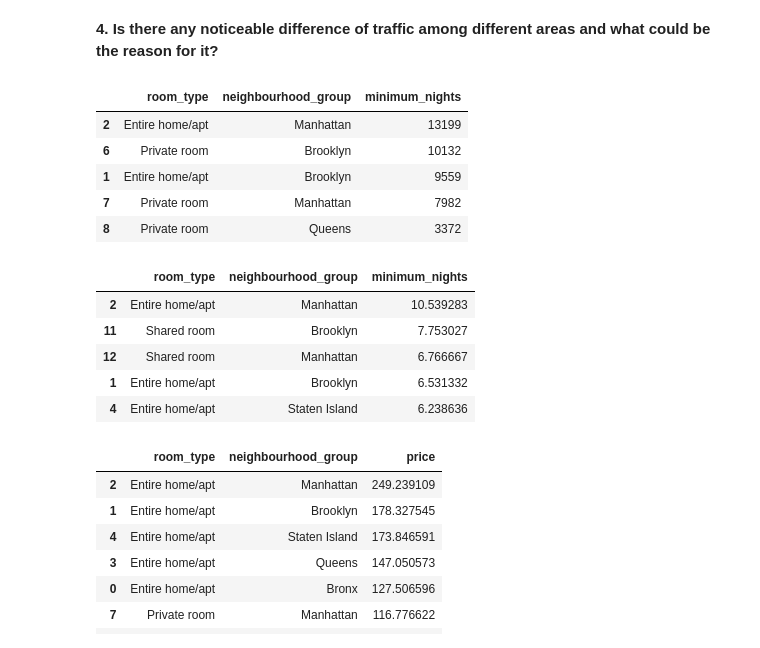
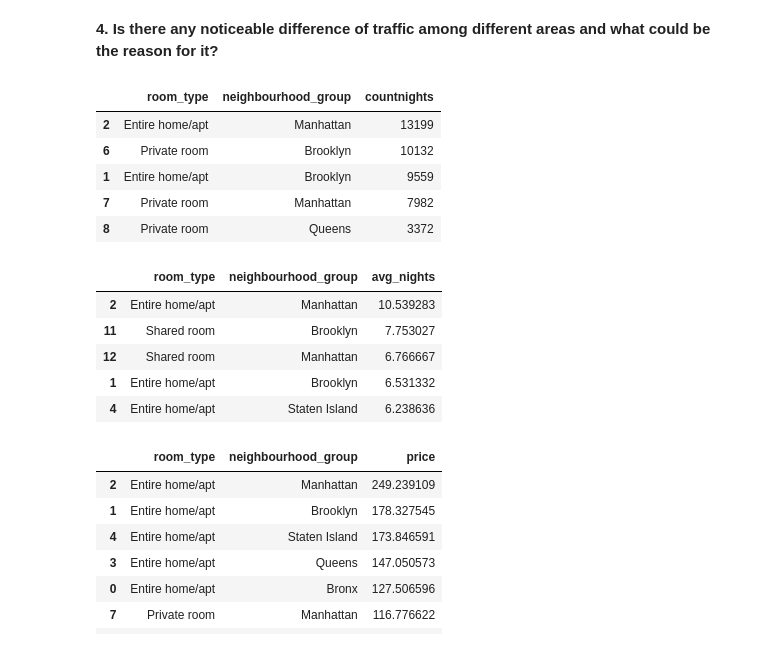
Before and after one commit to iamnaveenk/EDA_project_Airbnb, a Jupyter notebook: EDA_project_airbnb.ipynb, the cells around one changed output. Cells and saved outputs as stored; diff of their text form; code cells hidden in the pictures.

```diff
--- a/EDA_project_airbnb.ipynb
+++ b/EDA_project_airbnb.ipynb
@@ -664,9 +664,9 @@ Most Busiest room_type is Entire Home/apt and neighbourhood group is Manhattan b
 **4. Is there any noticeable difference of traffic among different areas and what could be the reason for it?**
 # %%
 traffic_areas2= df.groupby(['room_type','neighbourhood_group'])['minimum_nights'].count().reset_index()
-traffic_areas2.sort_values('minimum_nights',axis=0,ascending=False).head()
+traffic_areas2.sort_values('minimum_nights',axis=0,ascending=False).rename(columns={'minimum_nights':'countnights'}).head()
 # %% [output]
-|  | room_type | neighbourhood_group | minimum_nights |
+|  | room_type | neighbourhood_group | countnights |
 | 2 | Entire home/apt | Manhattan | 13199 |
 | 6 | Private room | Brooklyn | 10132 |
 | 1 | Entire home/apt | Brooklyn | 9559 |
@@ -674,9 +674,9 @@ traffic_areas2.sort_values('minimum_nights',axis=0,ascending=False).head()
 | 8 | Private room | Queens | 3372 |
 # %%
 traffic_areas3= df.groupby(['room_type','neighbourhood_group'])['minimum_nights'].mean().reset_index()
-traffic_areas3.sort_values('minimum_nights',axis=0,ascending=False).head()
+traffic_areas3.sort_values('minimum_nights',axis=0,ascending=False).rename(columns={'minimum_nights':'avg_nights'}).head()
 # %% [output]
-|  | room_type | neighbourhood_group | minimum_nights |
+|  | room_type | neighbourhood_group | avg_nights |
 | 2 | Entire home/apt | Manhattan | 10.539283 |
 | 11 | Shared room | Brooklyn | 7.753027 |
 | 12 | Shared room | Manhattan | 6.766667 |
```
Also changed, not shown: parts of 7 cells of this notebook.
